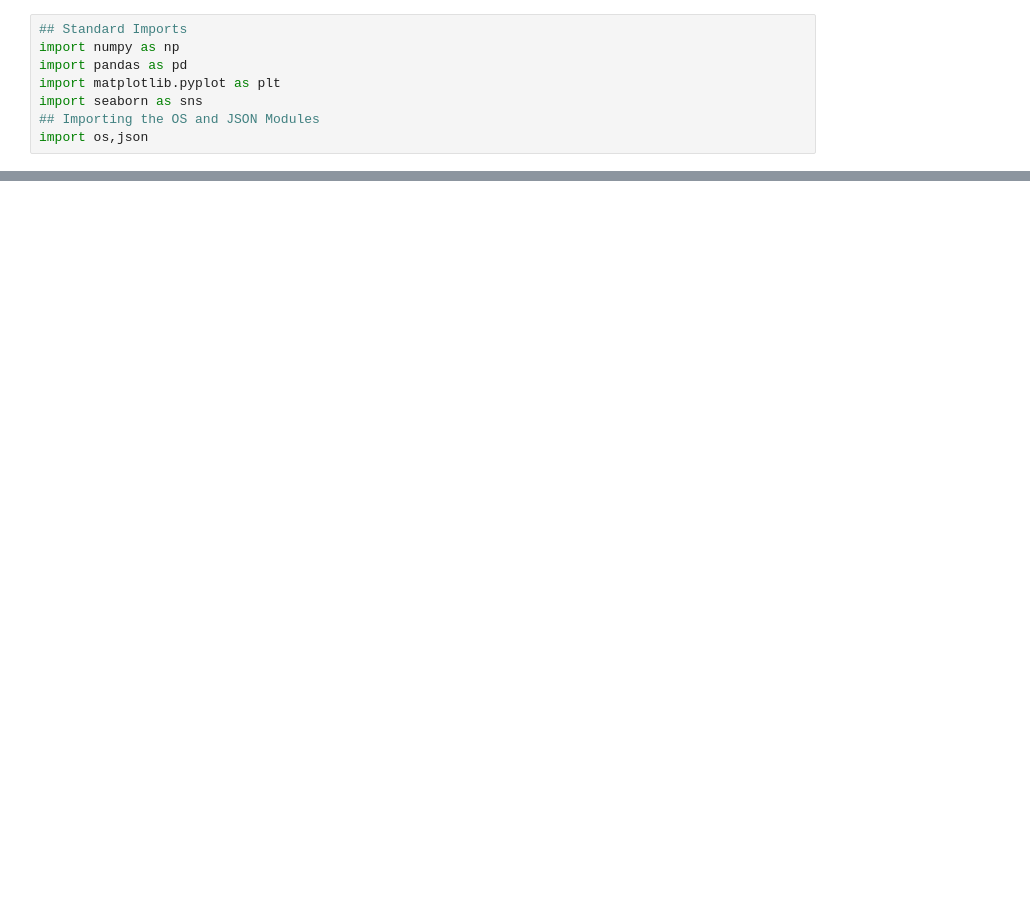
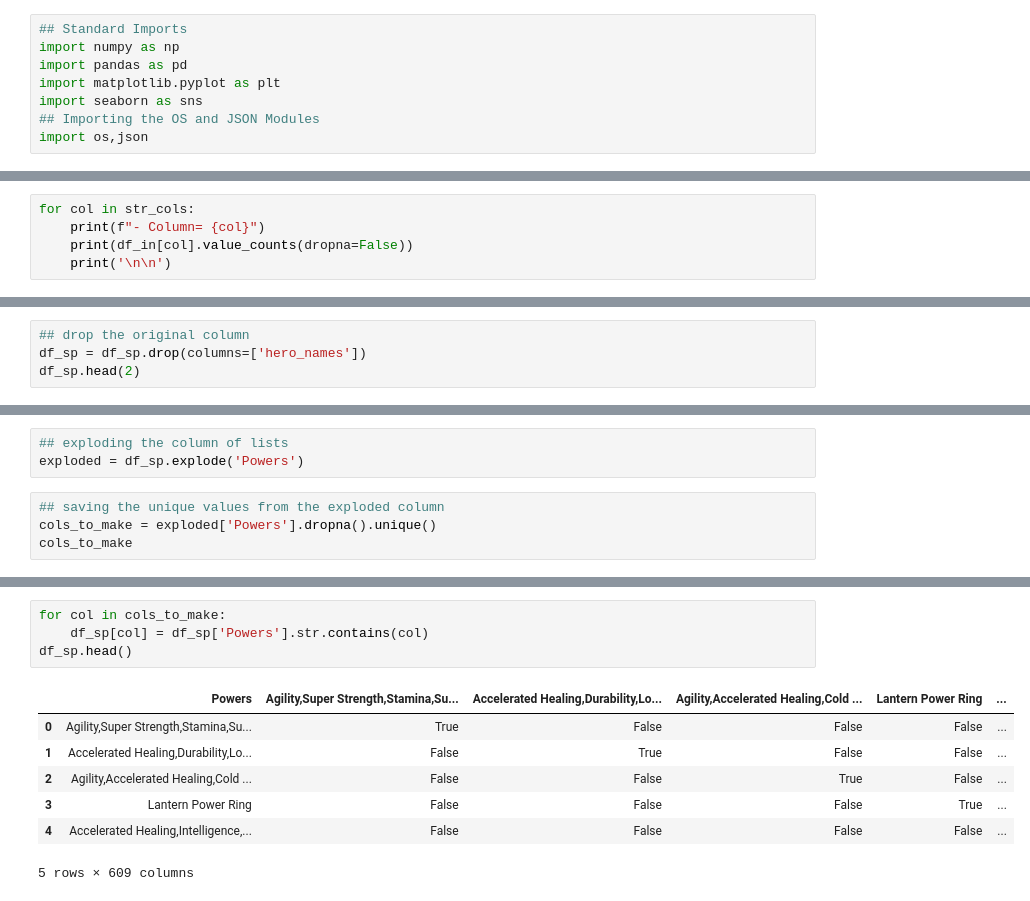
Before and after one commit to GregoryL12/Applying-Advanced-Transformations, a Jupyter notebook: Applying Advanced Transformations (Core).ipynb, the cells around one changed output, grey strips where cells are left out. Saved outputs shown, nothing was run; the diff lists cells and outputs as text; blank space fills up the shorter version.

```diff
--- a/Applying Advanced Transformations (Core).ipynb
+++ b/Applying Advanced Transformations (Core).ipynb
@@ -13,0 +120,5 @@ FileNotFoundError: [Errno 2] No such file or directory: 'superhero_info-superher
+# %%
+for col in str_cols:
+    print(f"- Column= {col}")
+    print(df_in[col].value_counts(dropna=False))
+    print('\n\n')
@@ -13,0 +185,4 @@ FileNotFoundError: [Errno 2] No such file or directory: 'superhero_info-superher
+# %%
+## drop the original column
+df_sp = df_sp.drop(columns=['hero_names'])
+df_sp.head(2)
@@ -13,0 +208,7 @@ FileNotFoundError: [Errno 2] No such file or directory: 'superhero_info-superher
+# %%
+## exploding the column of lists
+exploded = df_sp.explode('Powers')
+# %%
+## saving the unique values from the exploded column
+cols_to_make = exploded['Powers'].dropna().unique()
+cols_to_make
@@ -13,0 +233,12 @@ FileNotFoundError: [Errno 2] No such file or directory: 'superhero_info-superher
+# %%
+for col in cols_to_make:
+    df_sp[col] = df_sp['Powers'].str.contains(col)
+df_sp.head()
+# %% [output]
+|  | Powers | Agility,Super Strength,Stamina,Su... | Accelerated Healing,Durability,Lo... | Agility,Accelerated Healing,Cold ... | Lantern Power Ring | ... |
+| 0 | Agility,Super Strength,Stamina,Su... | True | False | False | False | ... |
+| 1 | Accelerated Healing,Durability,Lo... | False | True | False | False | ... |
+| 2 | Agility,Accelerated Healing,Cold ... | False | False | True | False | ... |
+| 3 | Lantern Power Ring | False | False | False | True | ... |
+| 4 | Accelerated Healing,Intelligence,... | False | False | False | False | ... |
+5 rows × 609 columns
```
Also changed, not shown: parts of 18 cells of this notebook.
